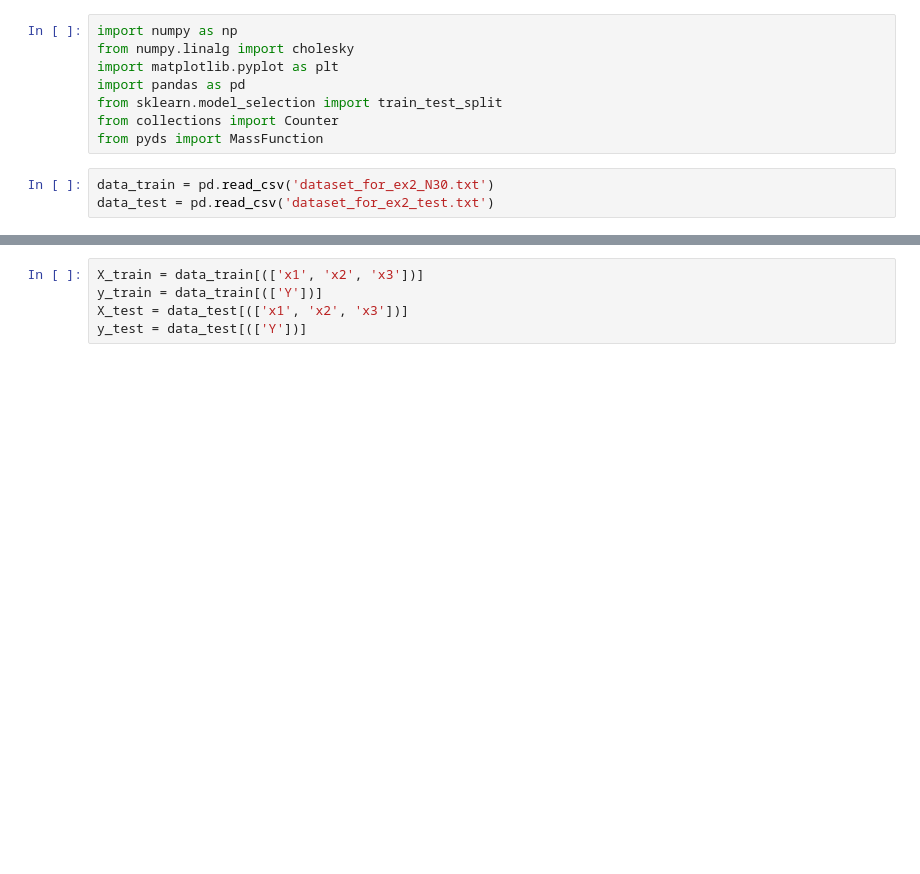
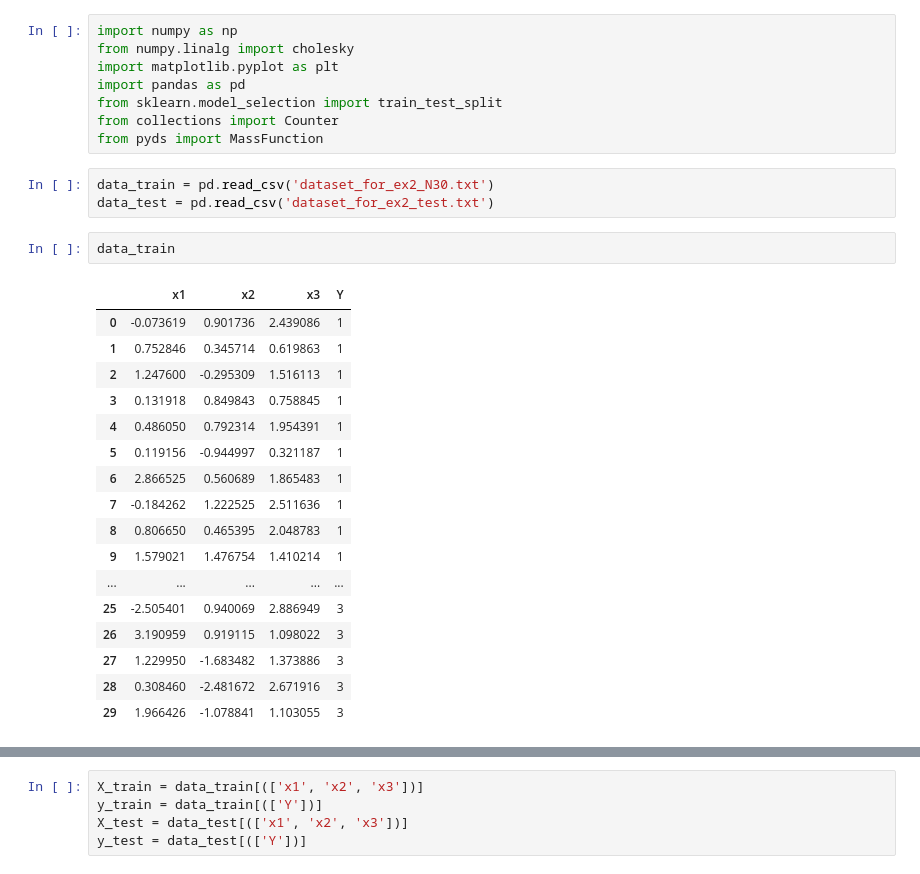
Before and after one commit to evidentiallab/Yuxuan_Zhang_DS_kNN, a Jupyter notebook: DSkNN_ex2.ipynb, the cells around one changed output, grey strips where cells are left out. Saved outputs shown, nothing was run; the diff lists cells and outputs as text; blank space fills up the shorter version.

```diff
--- a/DSkNN_ex2.ipynb
+++ b/DSkNN_ex2.ipynb
@@ -9,3 +9,23 @@ from pyds import MassFunction
 # %%
 data_train = pd.read_csv('dataset_for_ex2_N30.txt')
 data_test = pd.read_csv('dataset_for_ex2_test.txt')
+# %%
+data_train
+# %% [output]
+|  | x1 | x2 | x3 | Y |
+| 0 | -0.073619 | 0.901736 | 2.439086 | 1 |
+| 1 | 0.752846 | 0.345714 | 0.619863 | 1 |
+| 2 | 1.247600 | -0.295309 | 1.516113 | 1 |
+| 3 | 0.131918 | 0.849843 | 0.758845 | 1 |
+| 4 | 0.486050 | 0.792314 | 1.954391 | 1 |
+| 5 | 0.119156 | -0.944997 | 0.321187 | 1 |
+| 6 | 2.866525 | 0.560689 | 1.865483 | 1 |
+| 7 | -0.184262 | 1.222525 | 2.511636 | 1 |
+| 8 | 0.806650 | 0.465395 | 2.048783 | 1 |
+| 9 | 1.579021 | 1.476754 | 1.410214 | 1 |
+| ... | ... | ... | ... | ... |
+| 25 | -2.505401 | 0.940069 | 2.886949 | 3 |
+| 26 | 3.190959 | 0.919115 | 1.098022 | 3 |
+| 27 | 1.229950 | -1.683482 | 1.373886 | 3 |
+| 28 | 0.308460 | -2.481672 | 2.671916 | 3 |
+| 29 | 1.966426 | -1.078841 | 1.103055 | 3 |
```
Also changed, not shown: parts of 1 cell of this notebook.
